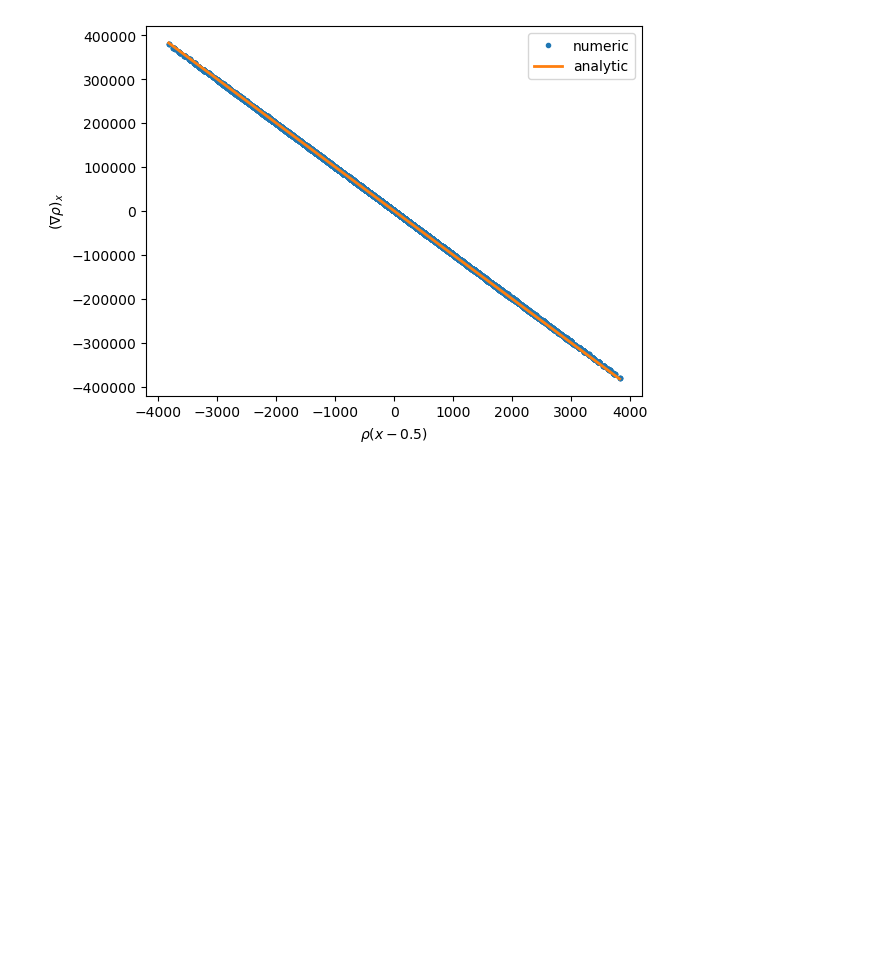
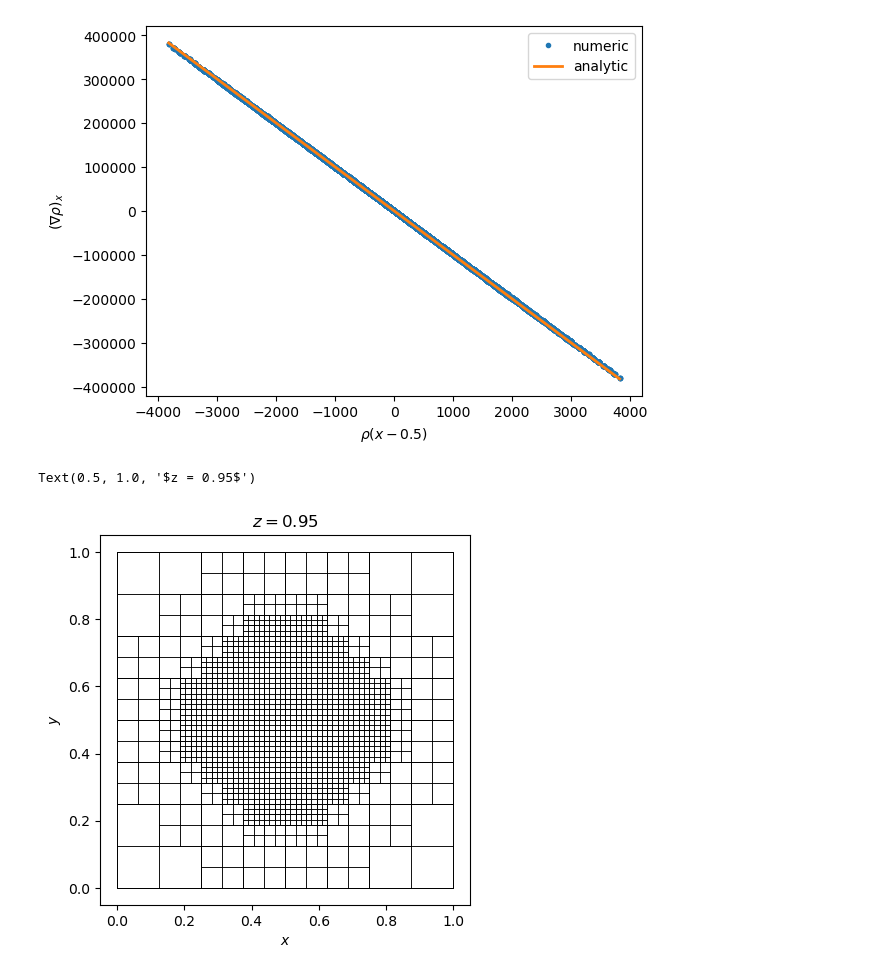
Before and after one commit to 314152718/amr-gpu, a Jupyter notebook: visualize.ipynb, the cells around one changed output. Cells and saved outputs as stored; diff of their text form; code cells hidden in the pictures; blank space fills up the shorter version.

```diff
--- a/visualize.ipynb
+++ b/visualize.ipynb
@@ -39,3 +38,19 @@ plt.legend()
 # %% [output]
 <matplotlib.legend.Legend at 0x...>
 [figure]
+# %%
+def plot_grid_slice(z):
+    coord_min = [coord - 1 / 2**(grid.L + 1) for coord in [grid.x, grid.y, grid.z]]
+    coord_max = [coord + 1 / 2**(grid.L + 1) for coord in [grid.x, grid.y, grid.z]]
+    cond = (z >= coord_min[2]) * (z <= coord_max[2])
+    plt.plot(np.array([coord_min[0][cond], coord_min[0][cond], coord_max[0][cond], coord_max[0][cond], coord_min[0][cond]]), np.array([coord_min[1][cond], coord_max[1][cond], coord_max[1][cond], coord_min[1][cond], coord_min[1][cond]]), color='black', lw=0.5)
+# %%
+z = 0.95
+plot_grid_slice(z)
+plt.gca().set_aspect(1.)
+plt.xlabel(r'$x$')
+plt.ylabel(r'$y$')
+plt.title(r'$z = %.3g$' % z)
+# %% [output]
+Text(0.5, 1.0, '$z = 0.95$')
+[figure, added]
```
Also changed, not shown: parts of 2 cells of this notebook, 4 other files.
